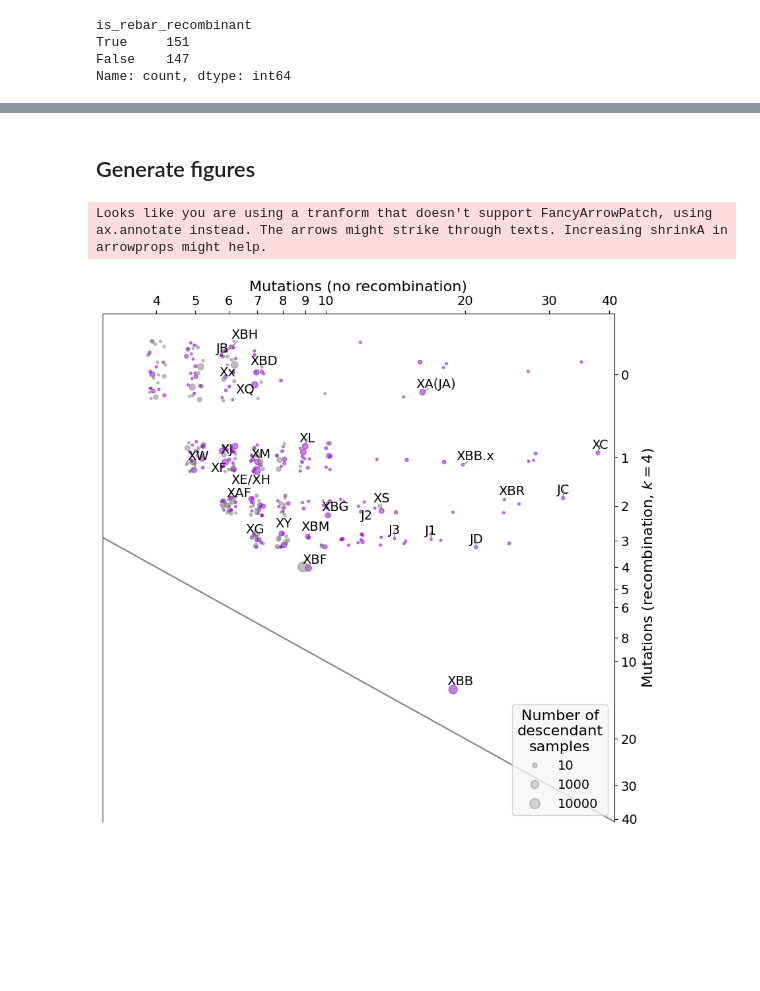
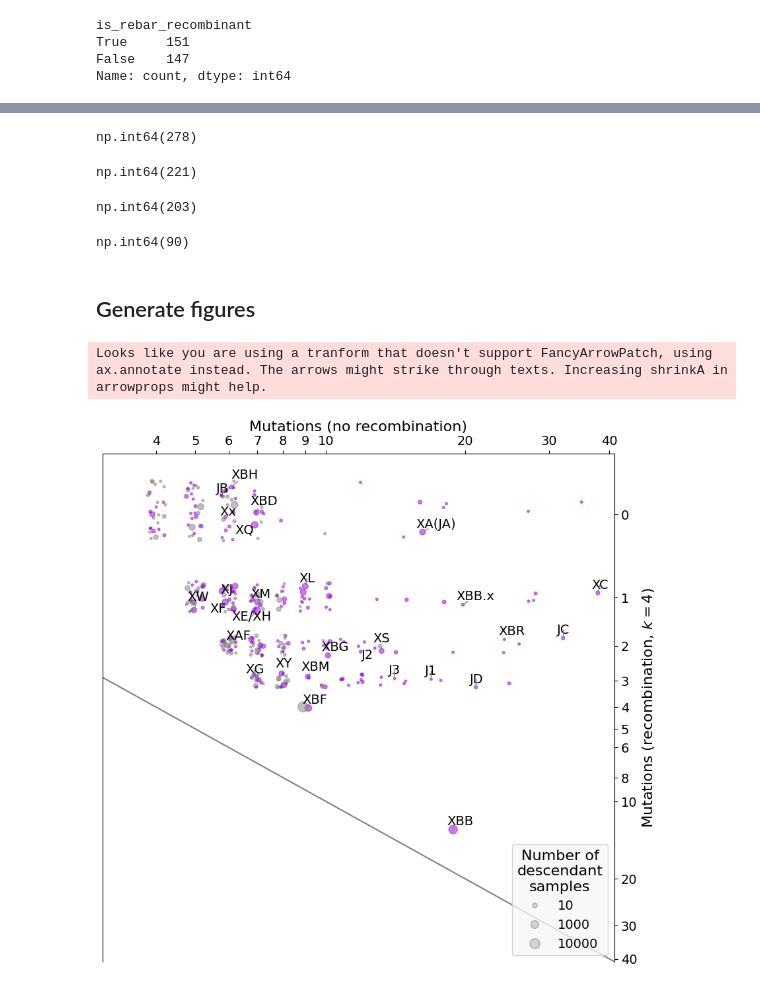
Before and after one commit to jeromekelleher/sc2ts-paper, a Jupyter notebook: notebooks/fig_recombinant_evidence.ipynb, the cells around one changed output, grey strips where cells are left out. Cells and saved outputs as stored; diff of their text form; code cells hidden in the pictures; blank space fills up the shorter version.

```diff
--- a/notebooks/fig_recombinant_evidence.ipynb
+++ b/notebooks/fig_recombinant_evidence.ipynb
@@ -22,9 +29,6 @@ df_robust['tmrca'] = df_robust.parent_mrca_time - df_robust.recombinant_time
 # %%
 ts = tszip.load(DATA_DIR / "sc2ts_viridian_v1.2.trees.tsz")
 re_labels = nb_utils.standard_recombinant_labels(ts, DATA_DIR / "pango_x_events.csv")
-# %%
-ts = tszip.load(DATA_DIR / "sc2ts_viridian_v1.2.trees.tsz")
-re_labels = nb_utils.standard_recombinant_labels(ts, DATA_DIR / "pango_x_events.csv")
 # %% [markdown]
 ## Analysis of strongly supported recombinants
 
@@ -135,0 +144,4 @@ Name: count, dtype: int64
+# %%
+df = pd.read_csv("../arg_postprocessing/sc2ts_v1_2023-02-21_pr_pp_mp_aph_bps_pango_dated_CovRecomb_output.csv")
+df = df.set_index("sample_id")
+df.shape
@@ -135,0 +175,2 @@ Name: count, dtype: int64
+# %%
+df_robust["is_cov_recomb_recombinant"] = {sample_id: sample_id in df.index for sample_id in df_robust.index}
@@ -136,12 +221,25 @@ Name: count, dtype: int64
+# %%
+df_robust.ripples_p3.sum()
+# %% [output]
+np.int64(278)
+# %%
+df_robust.ripples_p4.sum()
+# %% [output]
+np.int64(221)
+# %%
+np.sum(df_robust["is_rebar_recombinant"])
+# %% [output]
+np.int64(203)
+# %%
+np.sum(df_robust["is_cov_recomb_recombinant"])
+# %% [output]
+np.int64(90)
 # %% [markdown]
 ## Generate figures
 # %%
-import matplotlib.pyplot as plt
-import matplotlib.patches as mpatches
-from matplotlib.lines import Line2D
-import adjustText
 
-def draw_averted_scatterplot(df, ax, jitter_seed=2, jitter_width=0.25, legend_loc="lower right"):
+def draw_averted_scatterplot(df, classifier_col, ax,
+                             jitter_seed=2, jitter_width=0.25, legend_loc="lower right"):
     def pointscale(num_descendant_samples):
         return 10 * (np.log(num_descendant_samples + 1))
 
@@ -163,7 +261,7 @@ def draw_averted_scatterplot(df, ax, jitter_seed=2, jitter_width=0.25, legend_lo
         (1 + y) + j2,
         alpha=0.5,
         s=pointscale(df.num_descendant_samples),
-        c=[colorpal[int(x)] for x in df.is_rebar_recombinant],
+        c=[colorpal[int(x)] for x in df[classifier_col]],
         edgecolors=None,
     )
     ax.set_xlabel("Mutations (no recombination)", fontsize=16)
@@ -214,33 +312,33 @@ def draw_averted_scatterplot(df, ax, jitter_seed=2, jitter_width=0.25, legend_lo
         axis='x',   # Apply changes to the x-axis
         top=True, # Show ticks on the top side
         labeltop=True,    # Show tick labels on the top side
         bottom=False, # Hide ticks on the bottom side
         labelbottom=False,    # Hide tick labels on the bottom side
     )
     ax.tick_params(
         axis='y',   # Apply changes to the y-axis
         right=True, # Show ticks on the right side
         labelright=True,    # Show tick labels on the right side
         left=False, # Hide ticks on the left side
         labelleft=False,    # Hide tick labels on the left side
     )
 
     adjustText.adjust_text(
         texts,
         arrowprops=dict(
             relpos=(0.5, 0.0),
             arrowstyle="-",
             color="gray",
             shrinkA=10,
             lw=1,
         ),
         ax=ax,
     )
 
 # Check it looks OK
 _, ax = plt.subplots(1, 1, figsize=(10, 10))
-draw_averted_scatterplot(df_robust, ax);
+draw_averted_scatterplot(df_robust, "is_rebar_recombinant", ax);
 # %% [output]
 Looks like you are using a tranform that doesn't support FancyArrowPatch, using ax.annotate instead. The arrows might strike through texts. Increasing shrinkA in arrowprops might help.
-[figure, old version]
+[figure, new version]
 # %%
```
Also changed, not shown: parts of 19 cells of this notebook, 9 other files.
